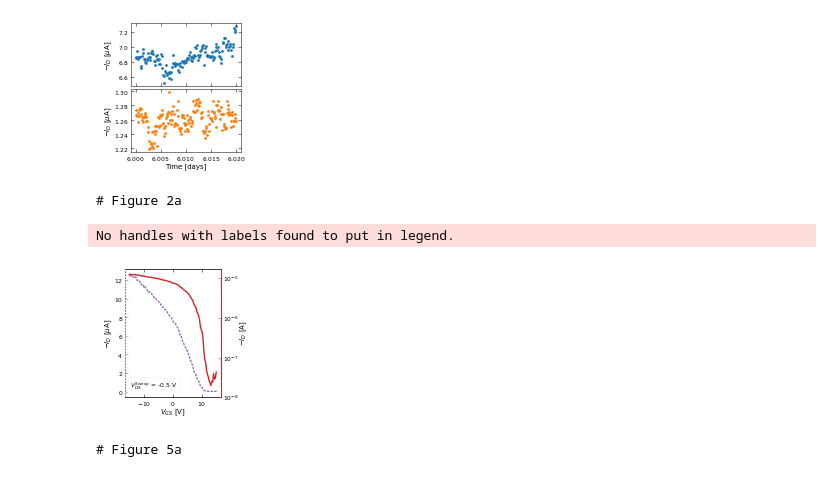
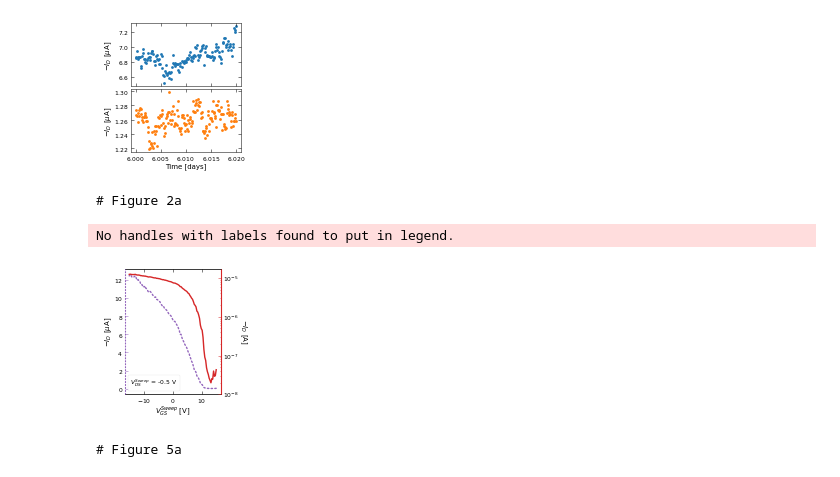
Before and after one commit to stevennoyce/CNT_IV, a Jupyter notebook: b2912a/notebooks/Bias Stress Figures 1.ipynb, the cells around one changed output. Cells and saved outputs as stored; diff of their text form; code cells hidden in the pictures.

```diff
--- a/b2912a/notebooks/Bias Stress Figures 1.ipynb
+++ b/b2912a/notebooks/Bias Stress Figures 1.ipynb
@@ -172,0 +215,7 @@ dpu.autoStaticBiasSegmentDividers = False
+# %%
+print('# Figure S5 Floating Between for 0 s')
+dpu.autoStaticBiasSegmentDividers = True
+dpu.plotGradient = True
+makePlots('C127', 'X', '15-16', 122, 122, 'FullStaticBiasHistory', (2*2.2,2*1.408), saveFolder, 'Figure S5 Floating Between 0s - ', False, startRelativeIndex=2, endRelativeIndex=9) # Static Bias
+dpu.plotGradient = False
+dpu.autoStaticBiasSegmentDividers = False
@@ -339,0 +323,5 @@ plt.show()
+# %%
+print('# Figure S4')
+dpu.plotGradient = True
+makePlots('C127', 'X', '15-16', 112, 112, 'FullStaticBiasHistory', (3.4,2.6), saveFolder, 'Figure S4 - ', True) # Static Bias
+dpu.plotGradient = False
@@ -339,0 +331,5 @@ plt.show()
+# %%
+print('# Figure S4b')
+dpu.plotGradient = True
+makePlots('C127', 'X', '15-16', 114, 114, 'FullStaticBiasHistory', (3.4,2.6), saveFolder, 'Figure S4b - ', True) # Static Bias
+dpu.plotGradient = False
@@ -339,0 +339,5 @@ plt.show()
+# %%
+print('# Figure S4c')
+dpu.plotGradient = True
+makePlots('C127', 'X', '15-16', 114, 114, 'FullSubthresholdCurveHistory', (3.4,2.6), saveFolder, 'Figure S4c - ', True) # Static Bias
+dpu.plotGradient = False
@@ -545,36 +552,37 @@ fig = plt.figure(figsize=(2.2,2.25))
 plt.plot([])
 plt.plot([])
 plt.plot([])
 plt.plot([])
 p1 = plt.plot(Vgss, abs(Idss)/1e-6, ':')
 p1[0].set_dash_capstyle('round')
 plt.gca().spines['left'].set_alpha(0)
 plt.gca().tick_params(axis='y', color=p1[-1].get_color())
-plt.xlabel('$V_{{GS}}$ [V]')
+plt.xlabel('$V_{{GS}}^{{Sweep}}$ [V]')
 plt.ylabel('$-I_{{D}}$ [$\mu$A]')
 plt.twinx()
 plt.plot([])
 plt.plot([])
 plt.plot([])
 p2 = plt.semilogy(Vgss, abs(Idss))
 plt.gca().spines['right'].set_linewidth(p2[-1].get_linewidth()*0.8)
 plt.gca().spines['right'].set_capstyle('round')
 plt.gca().spines['right'].set_color(p2[-1].get_color())
 plt.gca().spines['left'].set_color(p1[-1].get_color())
 plt.gca().spines['left'].set_linestyle(p1[-1].get_linestyle())
 plt.gca().spines['left'].set_linewidth(p1[-1].get_linewidth()*0.8)
 plt.gca().spines['left'].set_capstyle('round')
 plt.gca().tick_params(axis='y', which='both', color=p2[-1].get_color())
-plt.ylabel('$-I_{{D}}$ [A]')
+plt.ylabel('$-I_{{D}}$ [A]', rotation=-90, va='bottom')
 plt.legend(title='$V_{{DS}}^{{Sweep}}$ = {} V'.format(parametersSets[0]['GateSweep']['drainVoltageSetPoint']), labelspacing=0)
 plt.ylim(ymin=1e-8)
 plt.tight_layout()
+# plt.gca().yaxis.label.set_rotation()
 plt.savefig(saveFolder + '/Figure 2a - Initial Sweep.png', transparent=True, dpi=300)
 plt.show()
 # %% [output]
 # Figure 2a
 No handles with labels found to put in legend.
-[figure, old version]
+[figure, new version]
 # %%
 print('# Figure 5a')
 # makePlots('C127', 'X', '15-16', 24, 24, 'FullStaticBiasHistory', (3.4,2.6), saveFolder, 'Figure 5a - ', True) # Static Bias
```
Also changed, not shown: parts of 19 cells of this notebook, 10 other files.
